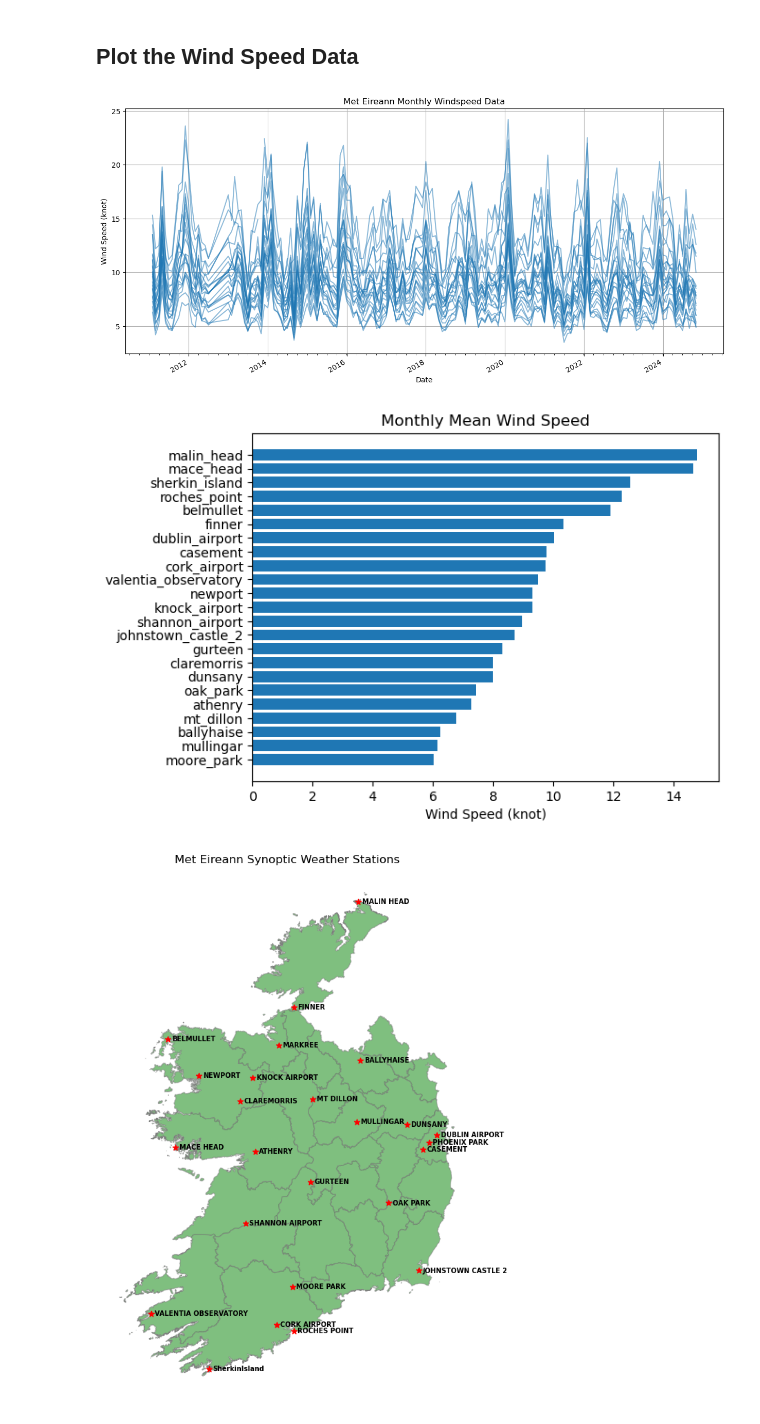
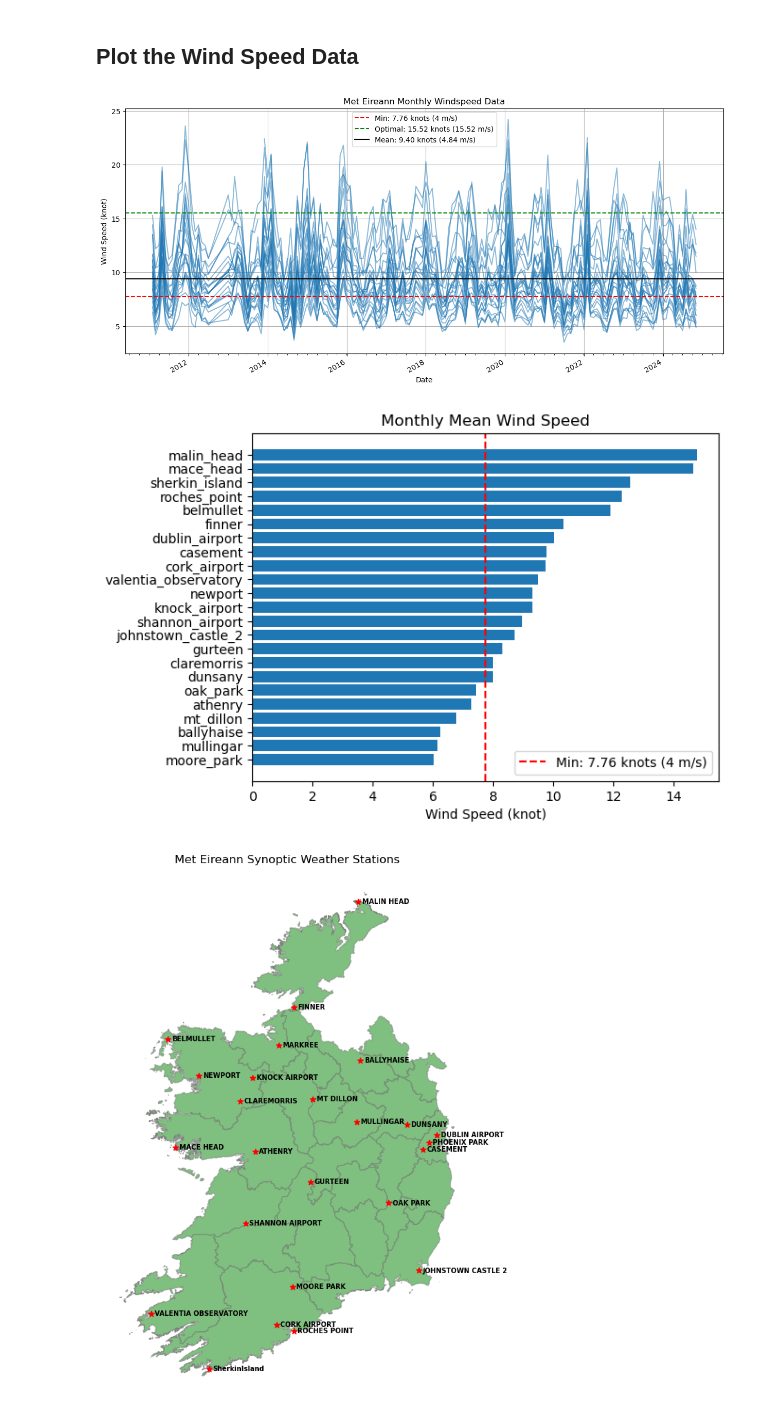
Before and after one commit to eoghanpw/PFDA-project, a Jupyter notebook: this_is_the_project.ipynb, the cells around one changed output. Drawn from its saved outputs; the diff is of its cells as text; code cells hidden in the pictures.

```diff
--- a/this_is_the_project.ipynb
+++ b/this_is_the_project.ipynb
@@ -110,7 +111,7 @@ def import_monthly_data():
 
 
 # Call the function.
-dataframes = import_monthly_data()
+monthly_dataframes = import_monthly_data()
 # %% [output]
 Imported https://cli.fusio.net/cli/climate_data/webdata/mly1875.csv as athenry
 Imported https://cli.fusio.net/cli/climate_data/webdata/mly675.csv as ballyhaise
@@ -132,7 +133,7 @@ Imported https://cli.fusio.net/cli/climate_data/webdata/mly2275.csv as valentia_
 # %%
 # Combine into one dataframe and normalize based on the date index.
 # https://pandas.pydata.org/docs/reference/api/pandas.concat.html#pandas-concat
-monthly_df = pd.concat(dataframes, axis=1, join='inner')
+monthly_df = pd.concat(monthly_dataframes, axis=1, join='inner')
 
 # Let's take a look.
 monthly_df.info()
@@ -162,26 +163,43 @@ monthly_df = monthly_df.drop(columns=['markree', 'phoenix_park'])
 # %%
 # Plot
 fig, ax = plt.subplots(figsize=(15, 7))
 
 # Plot dataframe.
 ax.plot(monthly_df, alpha=0.5, color='tab:blue')
+
+# Add horizontal lines for mean and optimal wind speeds for windfarms.
+min_m_s = 4
+optimal_m_s = 8
+max_m_s = 25
+conversion = 1.94
+min_value = min_m_s * conversion
+optimal_value = optimal_m_s * conversion
+
+ax.axhline(min_value, color='red', linestyle='--', label=f'Min: {min_value} knots ({min_m_s} m/s)')
+ax.axhline(optimal_value, color='green', linestyle='--', label=f'Optimal: {optimal_value} knots ({optimal_value} m/s)')
+
+# Add mean line.
+mean = monthly_df.mean().mean()
+ax.axhline(mean, color='black', linestyle='-', label=(f'Mean: {mean:.2f} knots ({mean/conversion:.2f} m/s)'))
 
 locator = mdates.AutoDateLocator()
 formatter = mdates.ConciseDateFormatter(locator)
 ax.xaxis.set_major_formatter(formatter)
 ax.xaxis.set_minor_locator(AutoMinorLocator(8))
 fig.autofmt_xdate()
 
 ax.set_ylabel("Wind Speed (knot)")
 ax.set_xlabel('Date')
 
 ax.grid(True)
 
 ax.set_title("Met Eireann Monthly Windspeed Data")
 
+ax.legend()
+
 plt.show()
 # %% [output]
-[figure, old version]
+[figure, new version]
 # %%
 windspeed = monthly_df.mean().sort_values(ascending=True)
 
@@ -189,12 +207,22 @@ fig, ax = plt.subplots()
 
 ax.barh(windspeed.index, windspeed)
 
+# Add the vertical line
+min_m_s = 4
+optimal_m_s = 8
+max_m_s = 25
+conversion = 1.94
+min_value = min_m_s * conversion
+
+ax.axvline(min_value, color='red', linestyle='--', label=f'Min: {min_value} knots ({min_m_s} m/s)')
+
 ax.set_title("Monthly Mean Wind Speed")
 ax.set_xlabel("Wind Speed (knot)")
-#ax.set_ylabel("Met Eireann Synoptic Weather Stations")
+ax.legend()
+
 plt.show()
 # %% [output]
-[figure, old version]
+[figure, new version]
 # %%
 # Run map.py to show the location of weather stations.
 %run ./map.py
```
Also changed, not shown: parts of 7 cells of this notebook, 1 other file.
